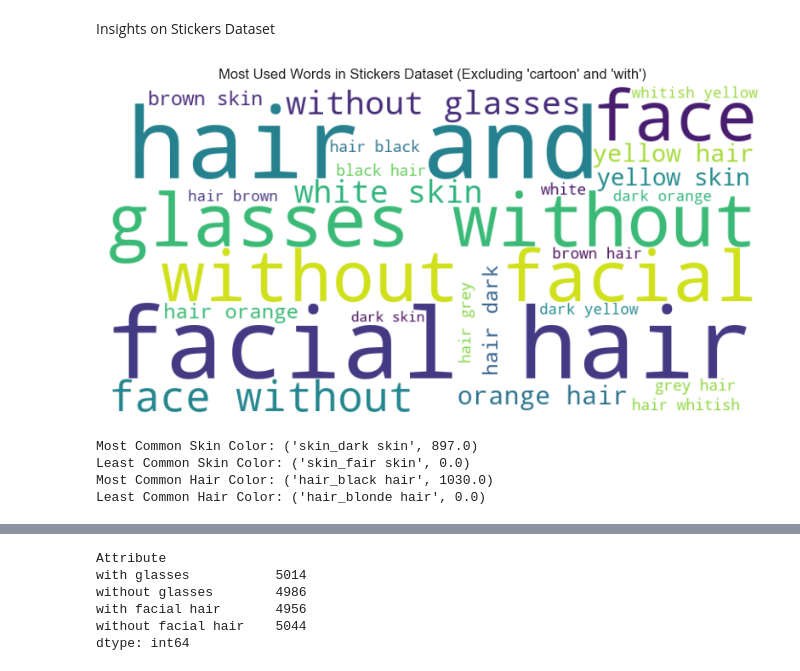
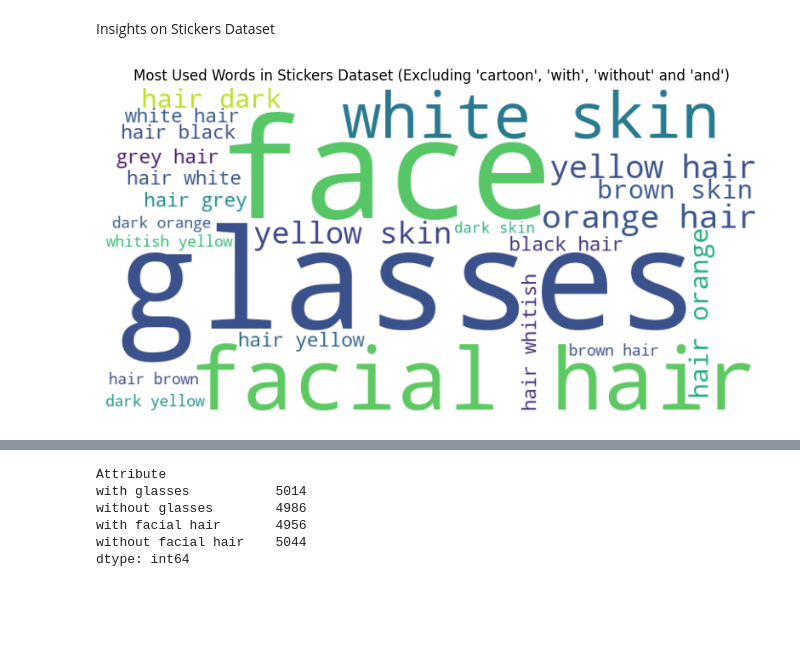
Before and after one commit to LCM-W25-3035/EmojiGen, a Jupyter notebook: Notebooks/EmojiGen.ipynb, the cells around one changed output, grey strips where cells are left out. Cells and saved outputs as stored; diff of their text form; code cells hidden in the pictures; blank space fills up the shorter version.

```diff
--- a/Notebooks/EmojiGen.ipynb
+++ b/Notebooks/EmojiGen.ipynb
@@ -146,38 +104,18 @@ Insights on Stickers Dataset
 # %%
 from wordcloud import WordCloud
 import matplotlib.pyplot as plt
 
 # Combine all text data from the stickers dataset
 text_data = " ".join(stickers_df['text'])
 
 # Exclude 'cartoon' and 'with' from the word cloud
-wordcloud = WordCloud(width=800, height=400, stopwords={'cartoon', 'with'}, background_color='white').generate(text_data)
+wordcloud = WordCloud(width=800, height=400, stopwords={'cartoon','with','without','and'}, background_color='white').generate(text_data)
 
 # Plot the word cloud
 plt.figure(figsize=(10, 5))
 plt.imshow(wordcloud, interpolation='bilinear')
 plt.axis('off')
-plt.title("Most Used Words in Stickers Dataset (Excluding 'cartoon' and 'with')")
+plt.title("Most Used Words in Stickers Dataset (Excluding 'cartoon', 'with', 'without' and 'and')")
 plt.show()
 # %% [output]
-[figure, old version]
+[figure, new version]
-# %%
-# Calculate the most and least common skin colors and hair colors
-skin_color_counts = stickers_df.filter(regex='^skin_').sum().sort_values(ascending=False)
-hair_color_counts = stickers_df.filter(regex='^hair_').sum().sort_values(ascending=False)
-
-most_common_skin_color = skin_color_counts.idxmax(), skin_color_counts.max()
-least_common_skin_color = skin_color_counts.idxmin(), skin_color_counts.min()
-
-most_common_hair_color = hair_color_counts.idxmax(), hair_color_counts.max()
-least_common_hair_color = hair_color_counts.idxmin(), hair_color_counts.min()
-
-print("Most Common Skin Color:", most_common_skin_color)
-print("Least Common Skin Color:", least_common_skin_color)
-print("Most Common Hair Color:", most_common_hair_color)
-print("Least Common Hair Color:", least_common_hair_color)
-# %% [output]
-Most Common Skin Color: ('skin_dark skin', 897.0)
-Least Common Skin Color: ('skin_fair skin', 0.0)
-Most Common Hair Color: ('hair_black hair', 1030.0)
-Least Common Hair Color: ('hair_blonde hair', 0.0)
```
Also changed, not shown: parts of 7 cells of this notebook.
